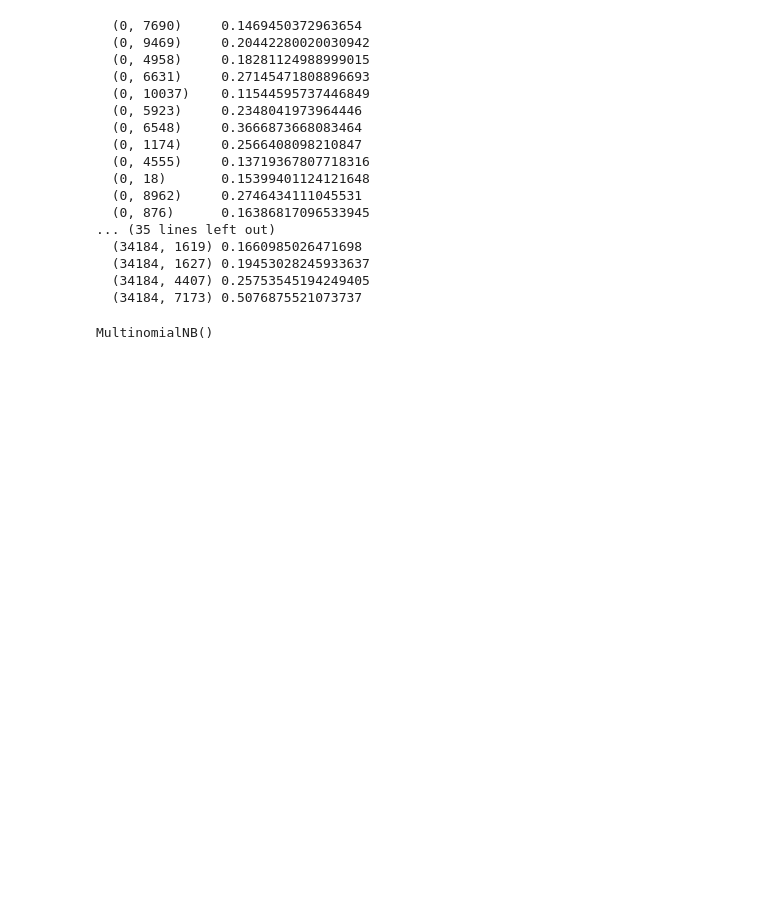
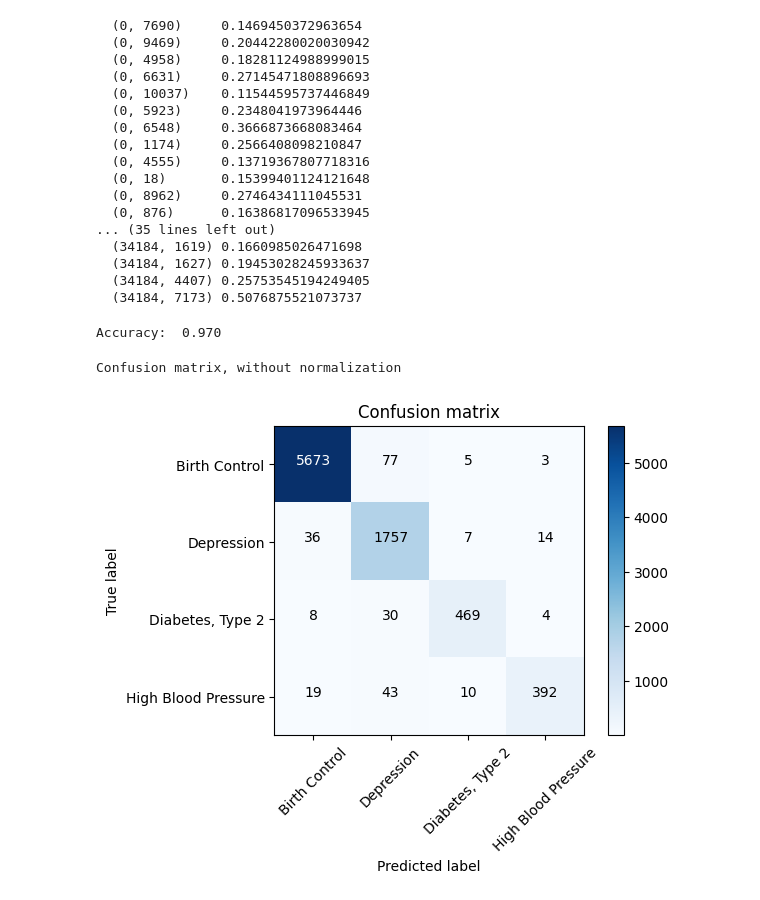
Before and after one commit to AhmadAlsebai/Patient-s-Condition-NLP-Project-Tutorial, a Jupyter notebook: patient_condition_nlp_project_tutorial.ipynb, the cells around one changed output. Cells and saved outputs as stored; diff of their text form; code cells hidden in the pictures; blank space fills up the shorter version.

```diff
--- a/patient_condition_nlp_project_tutorial.ipynb
+++ b/patient_condition_nlp_project_tutorial.ipynb
@@ -401,7 +401,7 @@ print(tfidf_train_2)
 # Train the model using the bag-of-words features and corresponding labels
 mnb.fit(tfidf_train_2, y_train)
 # Predict labels for the test dataset
-pred = passive.predict(count_test)
+pred = passive.predict(tfidf_test_2)
 
 # Calculate accuracy of the model
 score = metrics.accuracy_score(y_test, pred)
@@ -409,4 +409,13 @@ score = metrics.accuracy_score(y_test, pred)
 # Print accuracy score
 print("Accuracy:  %0.3f" % score)
 # %% [output]
-MultinomialNB()
+Accuracy:  0.970
+# %%
+# Compute confusion matrix to evaluate classification performance
+cm = metrics.confusion_matrix(y_test, pred, labels=['Birth Control', 'Depression', 'Diabetes, Type 2', 'High Blood Pressure'])
+
+# Plot the confusion matrix
+plot_confusion_matrix(cm, classes=['Birth Control', 'Depression', 'Diabetes, Type 2', 'High Blood Pressure'])
+# %% [output]
+Confusion matrix, without normalization
+[figure, added]
```
Also changed, not shown: parts of 2 cells of this notebook.
